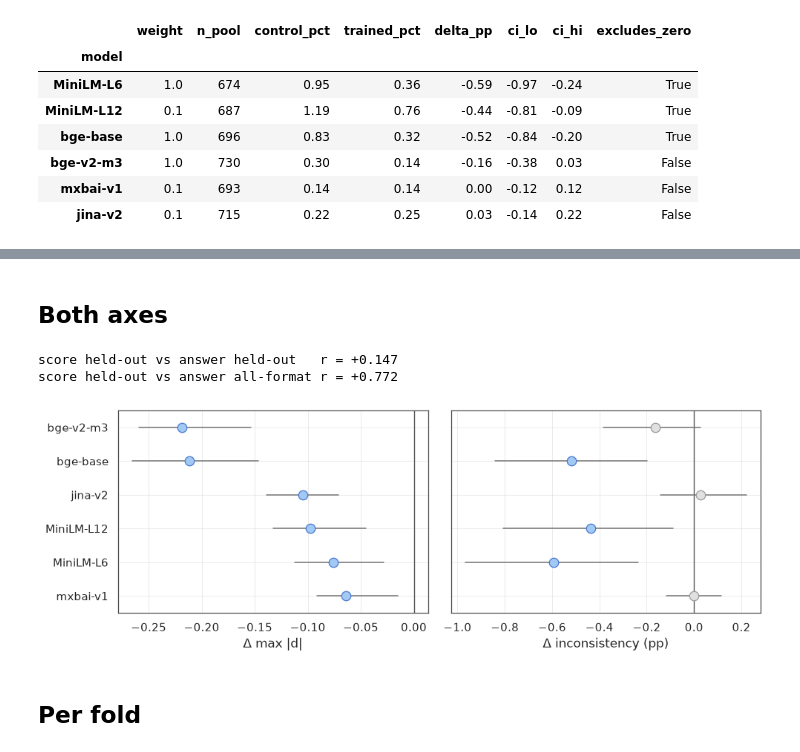
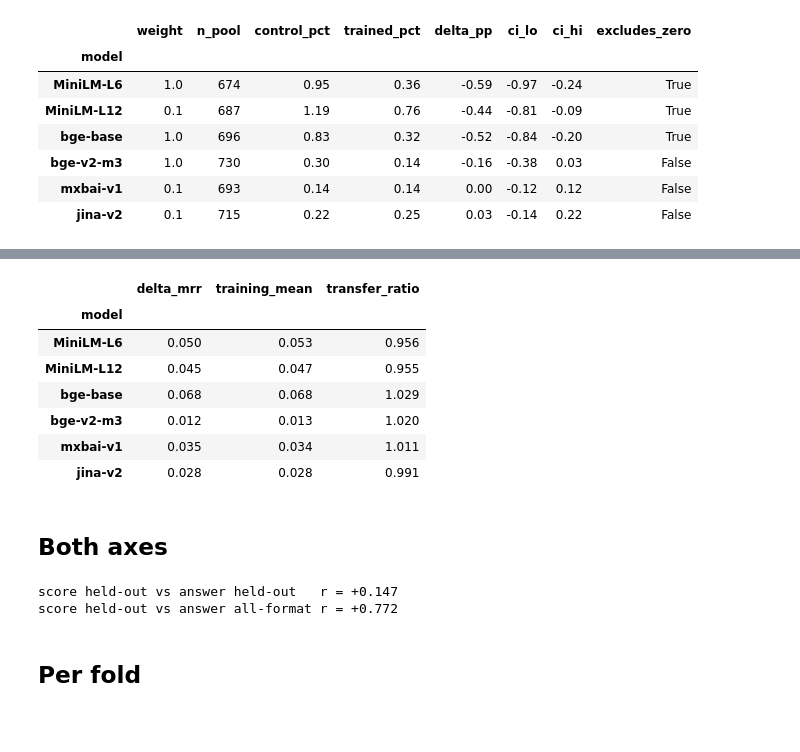
Before and after one commit to foad/format-sensitivity-reranking, a Jupyter notebook: notebooks/h2/h2_analysis.ipynb, the cells around one changed output, grey strips where cells are left out. Cells and saved outputs as stored; diff of their text form; code cells hidden in the pictures; blank space fills up the shorter version.

```diff
--- a/notebooks/h2/h2_analysis.ipynb
+++ b/notebooks/h2/h2_analysis.ipynb
@@ -272,42 +358,29 @@ transfer.round(3)
+# %%
+transfer_frame(DATA_ROOT, SLUGS).groupby("model", sort=False)[
+    ["delta_mrr", "training_mean", "transfer_ratio"]
+].mean().loc[scores.index].round(3)
+# %% [output]
+|  | delta_mrr | training_mean | transfer_ratio |
+| model |  |  |  |
+| MiniLM-L6 | 0.050 | 0.053 | 0.956 |
+| MiniLM-L12 | 0.045 | 0.047 | 0.955 |
+| bge-base | 0.068 | 0.068 | 1.029 |
+| bge-v2-m3 | 0.012 | 0.013 | 1.020 |
+| mxbai-v1 | 0.035 | 0.034 | 1.011 |
+| jina-v2 | 0.028 | 0.028 | 0.991 |
 # %% [markdown]
 ## Both axes
-# %%
-order = scores.sort_values("delta").index
-y = np.arange(len(order))
-panels = [
-    (scores.loc[order], "delta", "$\\Delta$ max |d|"),
-    (answers.loc[order], "delta_pp", "$\\Delta$ inconsistency (pp)"),
-]
-
-fig, axs = plt.subplots(1, 2, figsize=(10, 3.6), sharey=True)
-for ax, (frame, column, label) in zip(axs, panels, strict=True):
-    point = frame[column]
-    err = [point - frame["ci_lo"], frame["ci_hi"] - point]
-    fill, edge = fills(frame["excludes_zero"])
-    for pos, value, lo, hi, f, e in zip(
-        y, point, frame["ci_lo"], frame["ci_hi"], fill, edge, strict=True
-    ):
-        ax.plot([lo, hi], [pos, pos], color=ERROR, lw=1.1, zorder=2)
-        ax.plot([value], [pos], marker="o", ms=9, mfc=f, mec=e, mew=0.9, zorder=3)
-    ax.axvline(0, color=RULE, lw=1, zorder=1)
-    ax.set_xlabel(label)
-
-axs[0].set_yticks(y)
-axs[0].set_yticklabels(order)
-axs[0].set_ylim(len(order) - 0.5, -0.5)
-save(fig, "both_axes")
-
-matched = scores[["delta"]].join(answers[["delta_pp"]])
-mixed = scores[["delta"]].join(
-    answer_table(DATA_ROOT, SLUGS, subset="all_formats")[["delta_pp"]]
-)
-for name, frame in (("held-out", matched), ("all-format", mixed)):
-    r = correlation(frame, "delta", "delta_pp")
-    print(f"score held-out vs answer {name:<10} r = {r:+.3f}")
-# %% [output]
-score held-out vs answer held-out   r = +0.147
-score held-out vs answer all-format r = +0.772
-[figure, removed]
+# %%
+matched = scores[["delta"]].join(answers[["delta_pp"]])
+mixed = scores[["delta"]].join(
+    answer_table(DATA_ROOT, SLUGS, subset="all_formats")[["delta_pp"]]
+)
+for name, frame in (("held-out", matched), ("all-format", mixed)):
+    r = correlation(frame, "delta", "delta_pp")
+    print(f"score held-out vs answer {name:<10} r = {r:+.3f}")
+# %% [output]
+score held-out vs answer held-out   r = +0.147
+score held-out vs answer all-format r = +0.772
 # %% [markdown]
 ## Per fold
 # %% [markdown]
```
Also changed, not shown: parts of 11 cells of this notebook, 18 other files.
